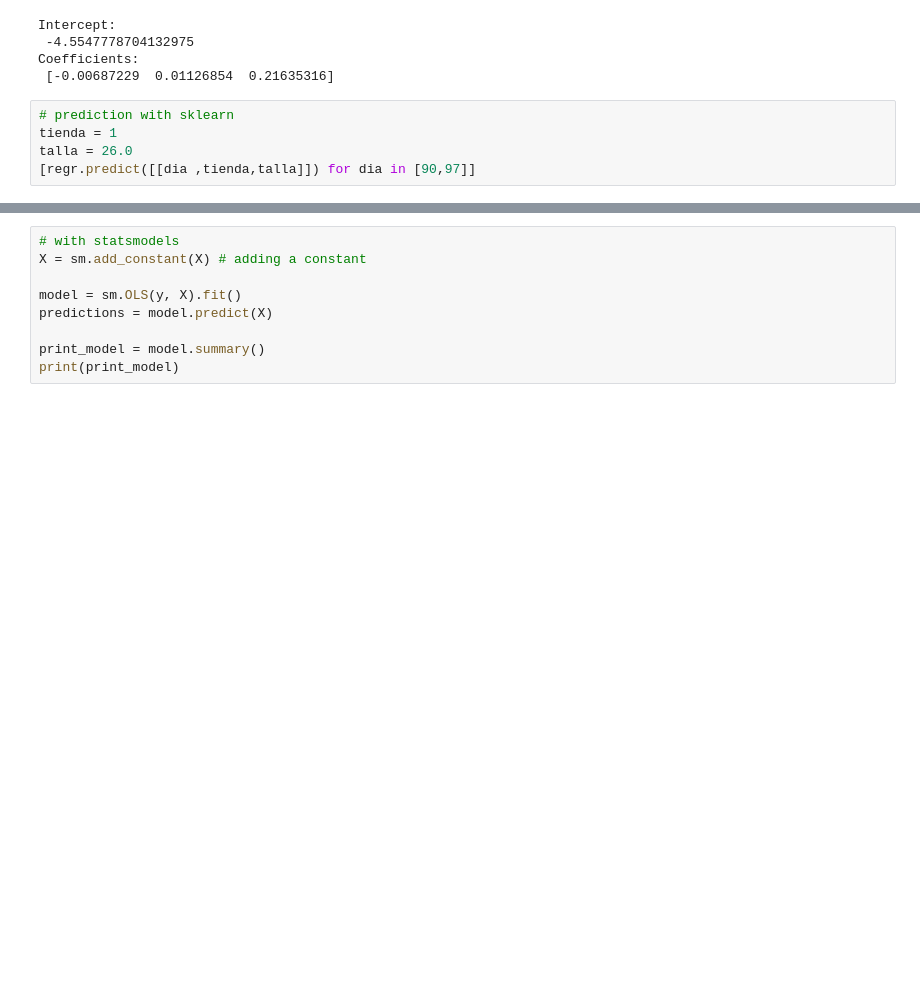
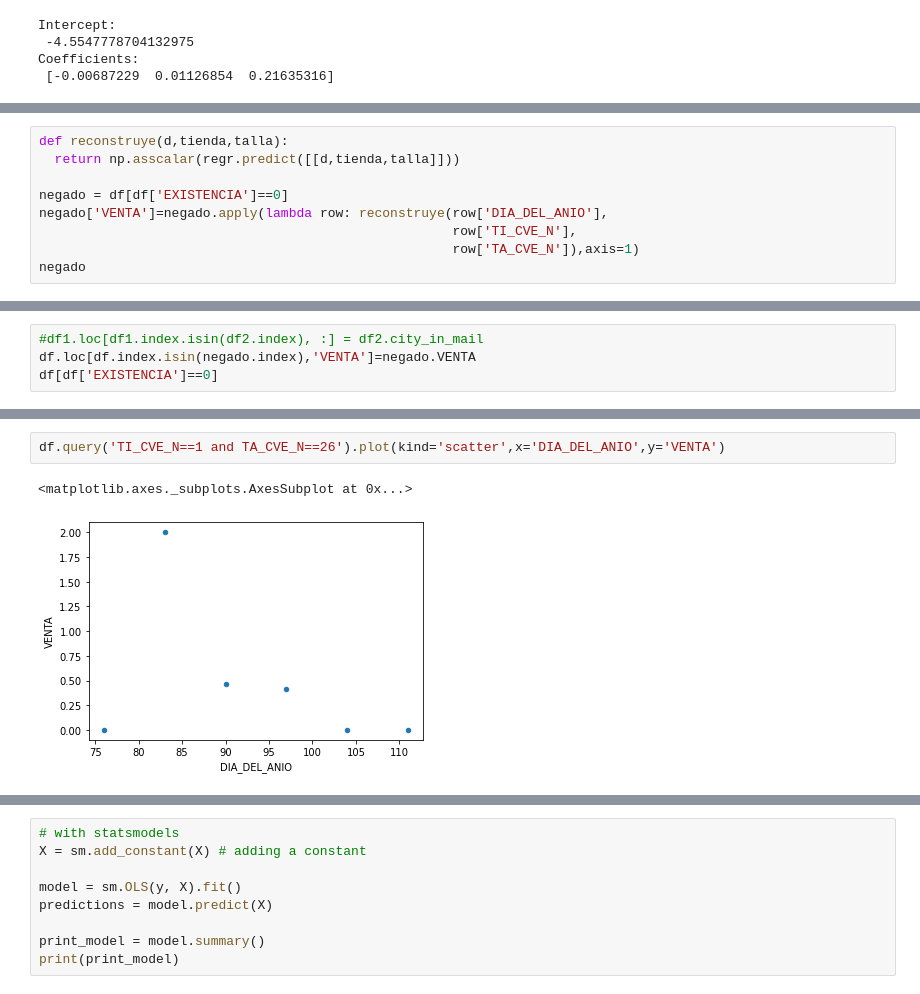
Before and after one commit to jcjimenezb123/PFM_PronosticoDemanda, a Jupyter notebook: AnalizarExistenciasVentas.ipynb, the cells around one changed output, grey strips where cells are left out. Cells and saved outputs as stored; diff of their text form; blank space fills up the shorter version.

```diff
--- a/AnalizarExistenciasVentas.ipynb
+++ b/AnalizarExistenciasVentas.ipynb
@@ -193,8 +200,3 @@ Intercept:
  -4.5547778704132975
 Coefficients:
  [-0.00687229  0.01126854  0.21635316]
-# %%
-# prediction with sklearn
-tienda = 1
-talla = 26.0
-[regr.predict([[dia ,tienda,talla]]) for dia in [90,97]]
@@ -202,0 +203,9 @@ talla = 26.0
+# %%
+def reconstruye(d,tienda,talla):
+  return np.asscalar(regr.predict([[d,tienda,talla]]))
+
+negado = df[df['EXISTENCIA']==0]
+negado['VENTA']=negado.apply(lambda row: reconstruye(row['DIA_DEL_ANIO'],
+                                                     row['TI_CVE_N'],
+                                                     row['TA_CVE_N']),axis=1)
+negado
@@ -202,0 +225,4 @@ talla = 26.0
+# %%
+#df1.loc[df1.index.isin(df2.index), :] = df2.city_in_mail
+df.loc[df.index.isin(negado.index),'VENTA']=negado.VENTA
+df[df['EXISTENCIA']==0]
@@ -202,0 +237,5 @@ talla = 26.0
+# %%
+df.query('TI_CVE_N==1 and TA_CVE_N==26').plot(kind='scatter',x='DIA_DEL_ANIO',y='VENTA')
+# %% [output]
+<matplotlib.axes._subplots.AxesSubplot at 0x...>
+[figure, added]
```
Also changed, not shown: parts of 5 cells of this notebook.
